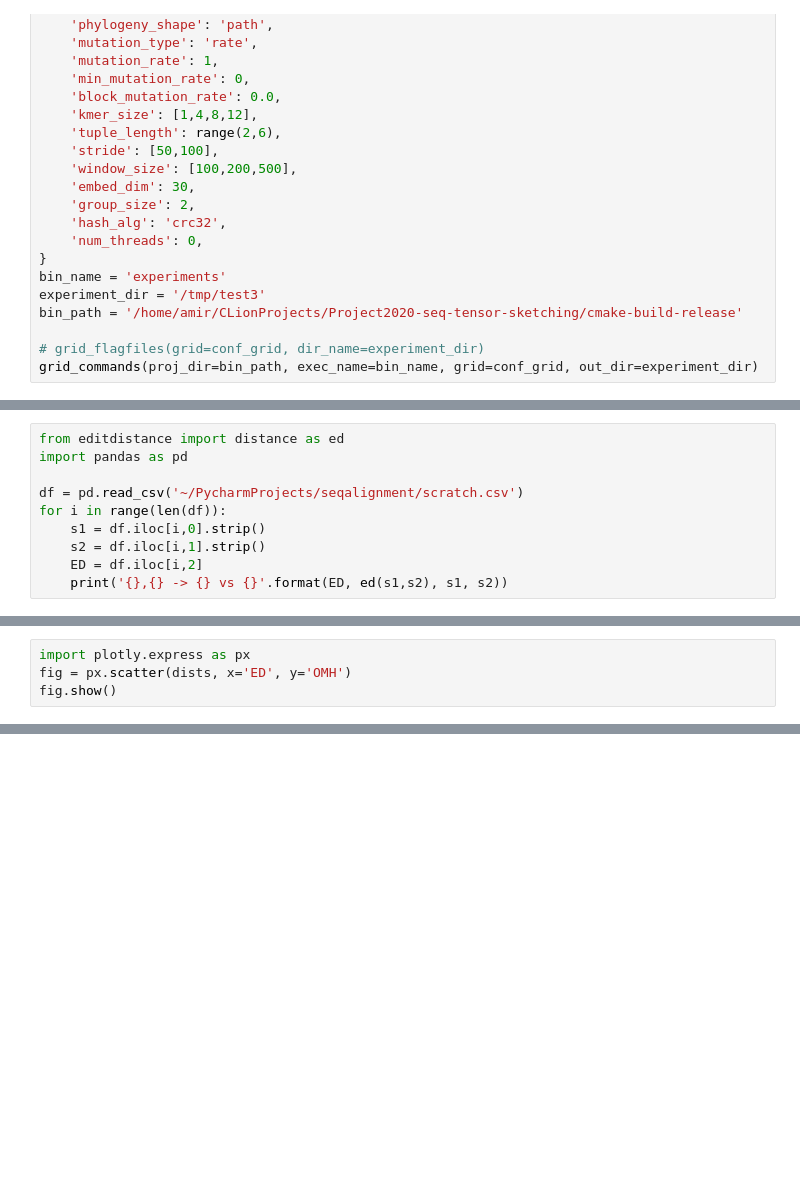
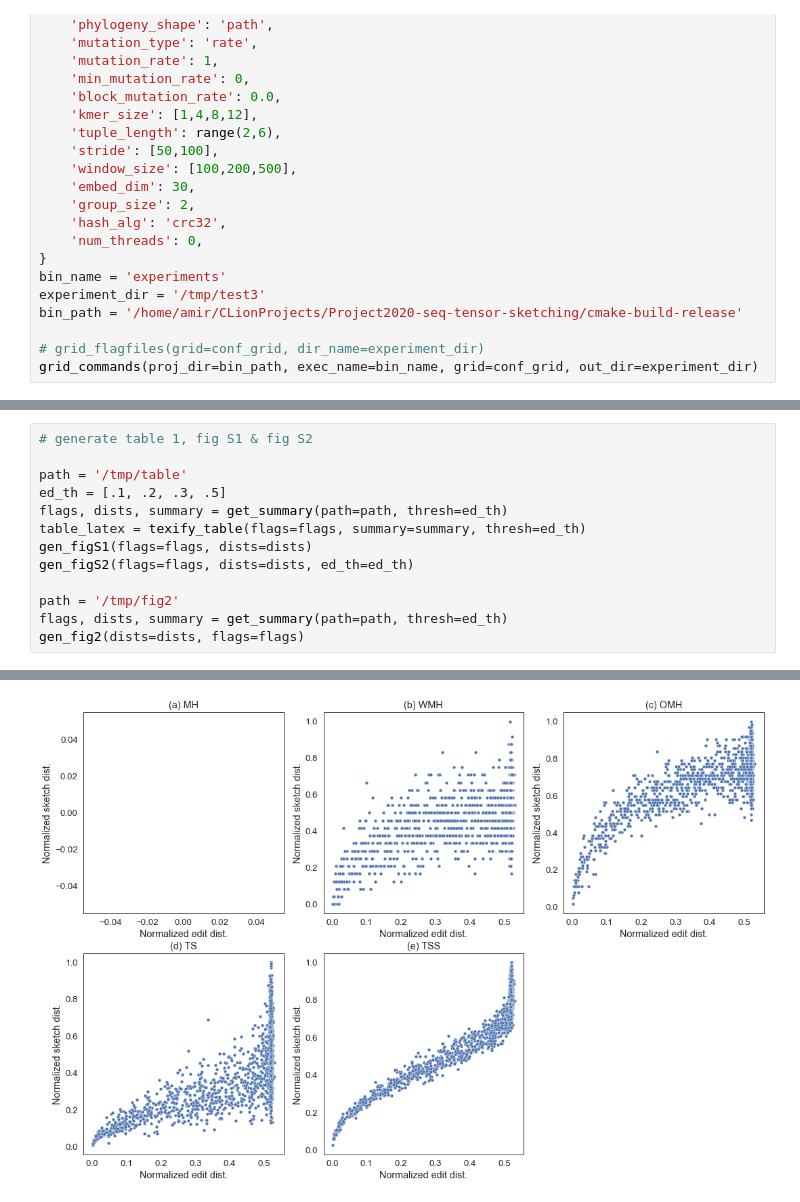
Before and after one commit to ajoudaki/PyTenSketch, a Jupyter notebook: view.ipynb, the cells around one changed output, grey strips where cells are left out. Saved outputs shown, nothing was run; the diff lists cells and outputs as text; blank space fills up the shorter version.

Commit message:
fig s1, s2, 2, table 1

```diff
--- a/view.ipynb
+++ b/view.ipynb
@@ -216,10 +200,0 @@ for path in Path('/tmp/').rglob('conf'):
-# %%
-from editdistance import distance as ed
-import pandas as pd
-
-df = pd.read_csv('~/PycharmProjects/seqalignment/scratch.csv')
-for i in range(len(df)):
-    s1 = df.iloc[i,0].strip()
-    s2 = df.iloc[i,1].strip()
-    ED = df.iloc[i,2]
-    print('{},{} -> {} vs {}'.format(ED, ed(s1,s2), s1, s2))
@@ -293,4 +200,0 @@ An input array is constant; the correlation coefficent is not defined.
-# %%
-import plotly.express as px
-fig = px.scatter(dists, x='ED', y='OMH')
-fig.show()
@@ -298,0 +427,14 @@ fig.show()
+# %%
+# generate table 1, fig S1 & fig S2
+
+path = '/tmp/table'
+ed_th = [.1, .2, .3, .5]
+flags, dists, summary = get_summary(path=path, thresh=ed_th)
+table_latex = texify_table(flags=flags, summary=summary, thresh=ed_th)
+gen_figS1(flags=flags, dists=dists)
+gen_figS2(flags=flags, dists=dists, ed_th=ed_th)
+
+path = '/tmp/fig2'
+flags, dists, summary = get_summary(path=path, thresh=ed_th)
+gen_fig2(dists=dists, flags=flags)
+# %% [output]
@@ -298,0 +458 @@ fig.show()
+[figure, added]
```
Also changed, not shown: parts of 10 cells of this notebook.
